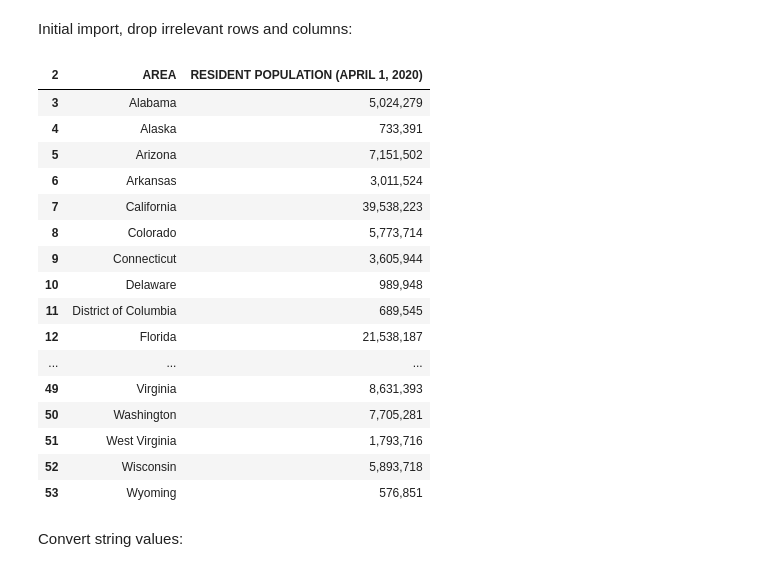
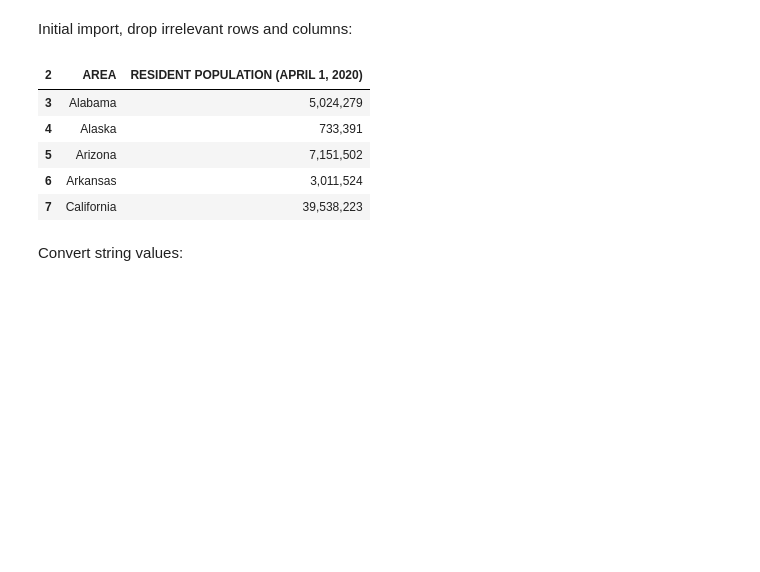
Before and after one commit to eithereal/electoral_college_analysis, a Jupyter notebook: 2_population_data.ipynb, the cells around one changed output. Saved outputs shown, nothing was run; the diff lists cells and outputs as text; code cells hidden in the pictures; blank space fills up the shorter version.

Commit message:
change table printouts (add 'df.head()')

```diff
--- a/2_population_data.ipynb
+++ b/2_population_data.ipynb
@@ -38,40 +38,29 @@ Initial import, drop irrelevant rows and columns:
 # %%
 population = pd.read_csv("data/apportionment-2020-census.csv")
 
 # drop irrelevant rows
 population = population.iloc[2:]
 
 # create column names from first row of data
 population.columns = population.iloc[0]
 
 # drop first row of values (used to be the column names)
 population = population.iloc[1:]
 
 # drop last column
 population = population.drop(columns=["This cell is intentionally blank."])
 
 # drop final rows, total population can be calculated when needed
 population = population.iloc[:-4]
 
-population
+population.head()
 # %% [output]
 | 2 | AREA | RESIDENT POPULATION (APRIL 1, 2020) |
 | 3 | Alabama | 5,024,279 |
 | 4 | Alaska | 733,391 |
 | 5 | Arizona | 7,151,502 |
 | 6 | Arkansas | 3,011,524 |
 | 7 | California | 39,538,223 |
-| 8 | Colorado | 5,773,714 |
-| 9 | Connecticut | 3,605,944 |
-| 10 | Delaware | 989,948 |
-| 11 | District of Columbia | 689,545 |
-| 12 | Florida | 21,538,187 |
-| ... | ... | ... |
-| 49 | Virginia | 8,631,393 |
-| 50 | Washington | 7,705,281 |
-| 51 | West Virginia | 1,793,716 |
-| 52 | Wisconsin | 5,893,718 |
-| 53 | Wyoming | 576,851 |
 # %% [markdown]
 Convert string values:
 # %%
```
Also changed, not shown: parts of 2 cells of this notebook, 3 other files.
